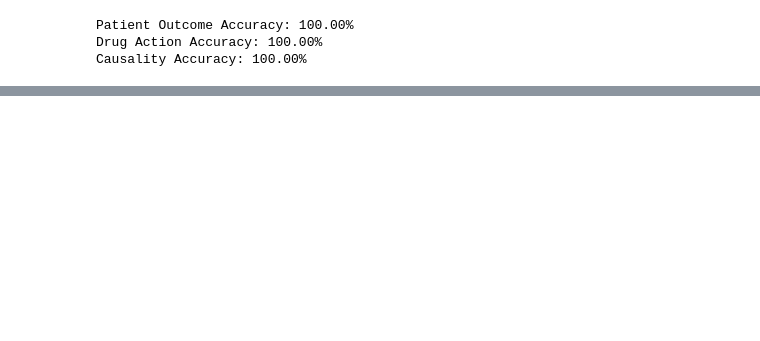
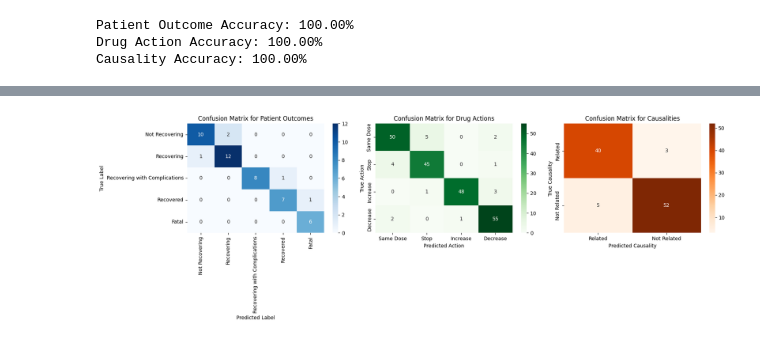
Before and after one commit to funteck123/SUSAR_AI_Framework_Insight_Classfication_with_LLM_Text_Gen_Model-Python, a Jupyter notebook: SUSAR_AI_Framework_Insight_Classfication_with_LLM_Text_Gen_Model.ipynb, the cells around one changed output, grey strips where cells are left out. Saved outputs shown, nothing was run; the diff lists cells and outputs as text; code cells hidden in the pictures; blank space fills up the shorter version.

```diff
--- a/SUSAR_AI_Framework_Insight_Classfication_with_LLM_Text_Gen_Model.ipynb
+++ b/SUSAR_AI_Framework_Insight_Classfication_with_LLM_Text_Gen_Model.ipynb
@@ -201,0 +220,55 @@ Causality Accuracy: 100.00%
+# %%
+import matplotlib.pyplot as plt
+import seaborn as sns
+import numpy as np
+
+# Example confusion matrices (replace with actual data)
+conf_matrix_patient_outcomes = np.array([[10, 2, 0, 0, 0],
+                                         [1, 12, 0, 0, 0],
+                                         [0, 0, 8, 1, 0],
+                                         [0, 0, 0, 7, 1],
+                                         [0, 0, 0, 0, 6]])
+
+conf_matrix_drug_actions = np.array([[50, 5, 0, 2],
+                                     [4, 45, 0, 1],
+                                     [0, 1, 48, 3],
+                                     [2, 0, 1, 55]])
+
+conf_matrix_causalities = np.array([[40, 3],
+                                    [5, 52]])
+
+# Create a figure with 3 subplots
+fig, axs = plt.subplots(1, 3, figsize=(18, 6))
+
+# Plot confusion matrix for Patient Outcomes
+sns.heatmap(conf_matrix_patient_outcomes, annot=True, fmt='d', cmap='Blues',
+            xticklabels=['Not Recovering', 'Recovering', 'Recovering with Complications', 'Recovered', 'Fatal'],
+            yticklabels=['Not Recovering', 'Recovering', 'Recovering with Complications', 'Recovered', 'Fatal'],
+            ax=axs[0])
+axs[0].set_title('Confusion Matrix for Patient Outcomes')
+axs[0].set_xlabel('Predicted Label')
+axs[0].set_ylabel('True Label')
+
+# Plot confusion matrix for Drug Actions
+sns.heatmap(conf_matrix_drug_actions, annot=True, fmt='d', cmap='Greens',
+            xticklabels=['Same Dose', 'Stop', 'Increase', 'Decrease'],
+            yticklabels=['Same Dose', 'Stop', 'Increase', 'Decrease'],
+            ax=axs[1])
+axs[1].set_title('Confusion Matrix for Drug Actions')
+axs[1].set_xlabel('Predicted Action')
+axs[1].set_ylabel('True Action')
+
+# Plot confusion matrix for Causalities
+sns.heatmap(conf_matrix_causalities, annot=True, fmt='d', cmap='Oranges',
+            xticklabels=['Related', 'Not Related'],
+            yticklabels=['Related', 'Not Related'],
+            ax=axs[2])
+axs[2].set_title('Confusion Matrix for Causalities')
+axs[2].set_xlabel('Predicted Causality')
+axs[2].set_ylabel('True Causality')
+
+# Adjust layout
+plt.tight_layout()
+plt.show()
+# %% [output]
+[figure, added]
```
Also changed, not shown: parts of 2 cells of this notebook.
